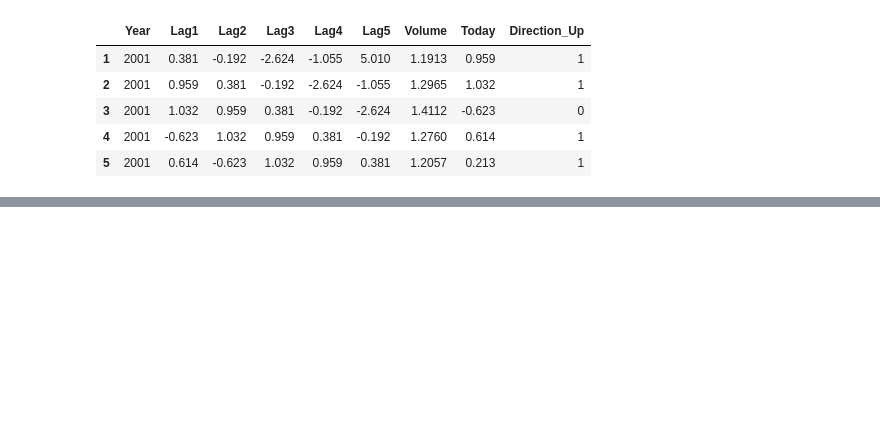
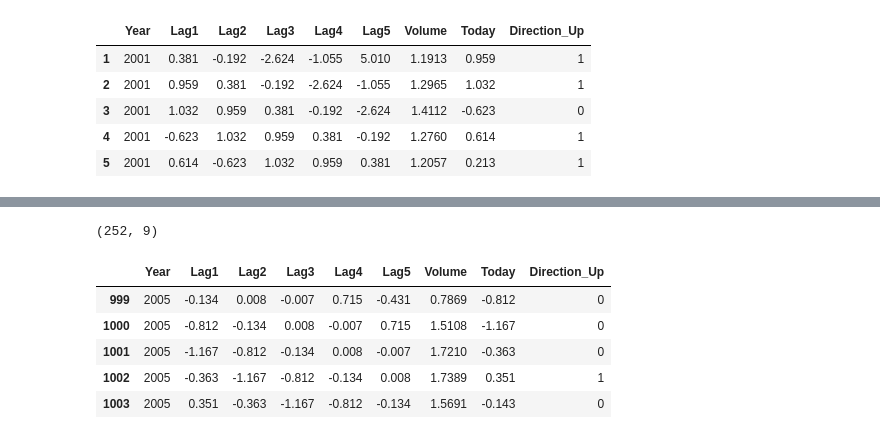
Before and after one commit to Jovinus/pattern-recognition, a Jupyter notebook: lab4.ipynb, the cells around one changed output, grey strips where cells are left out. Cells and saved outputs as stored; diff of their text form; code cells hidden in the pictures; blank space fills up the shorter version.

```diff
--- a/lab4.ipynb
+++ b/lab4.ipynb
@@ -88,0 +181,13 @@ y = Smarket_enc.Direction_Up
+# %%
+# select test data (year = 2005)
+Smarket_enc_test = Smarket_enc.loc[~idxTrain]
+print(Smarket_enc_test.shape)
+Smarket_enc_test.head()
+# %% [output]
+(252, 9)
+|  | Year | Lag1 | Lag2 | Lag3 | Lag4 | Lag5 | Volume | Today | Direction_Up |
+| 999 | 2005 | -0.134 | 0.008 | -0.007 | 0.715 | -0.431 | 0.7869 | -0.812 | 0 |
+| 1000 | 2005 | -0.812 | -0.134 | 0.008 | -0.007 | 0.715 | 1.5108 | -1.167 | 0 |
+| 1001 | 2005 | -1.167 | -0.812 | -0.134 | 0.008 | -0.007 | 1.7210 | -0.363 | 0 |
+| 1002 | 2005 | -0.363 | -1.167 | -0.812 | -0.134 | 0.008 | 1.7389 | 0.351 | 1 |
+| 1003 | 2005 | 0.351 | -0.363 | -1.167 | -0.812 | -0.134 | 1.5691 | -0.143 | 0 |
```
Also changed, not shown: parts of 23 cells of this notebook.
